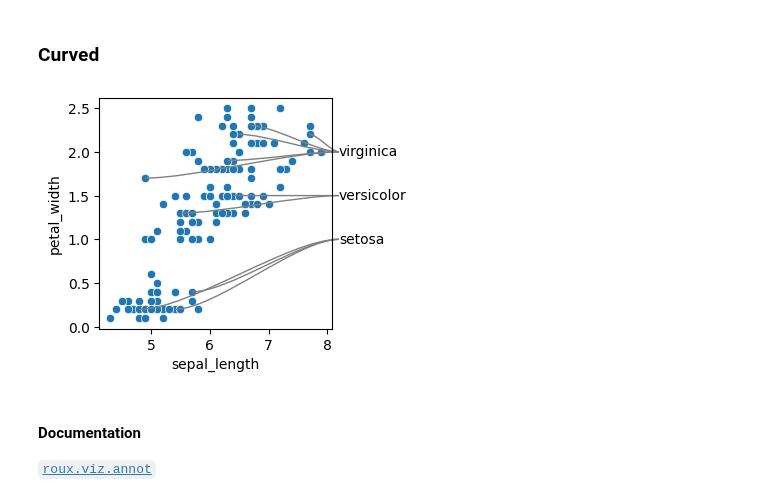
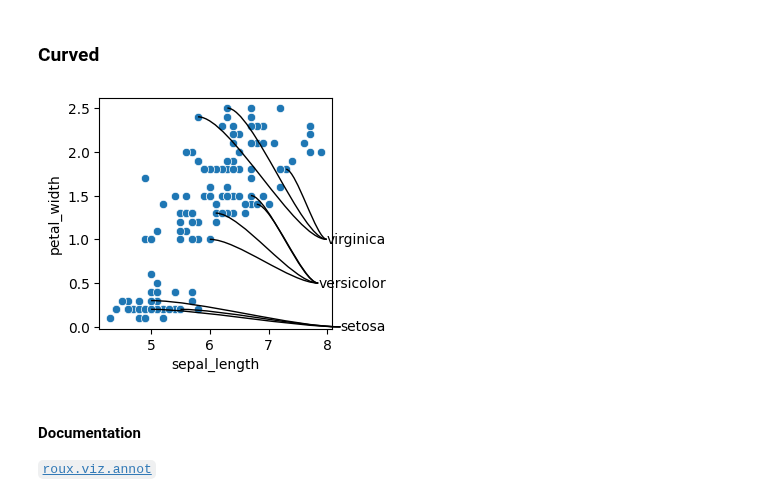
Before and after one commit to rraadd88/roux, a Jupyter notebook: examples/roux_viz_annot.ipynb, the cells around one changed output. Saved outputs shown, nothing was run; the diff lists cells and outputs as text; code cells hidden in the pictures.

```diff
--- a/examples/roux_viz_annot.ipynb
+++ b/examples/roux_viz_annot.ipynb
@@ -47,20 +47,22 @@ WARNING:root:overwritting: outputs/roux_viz_annot/annot_side.png
 # %%
 # base plot
 _,ax=plt.subplots(figsize=[3,3])
 ax=sns.scatterplot(data=df1,x='sepal_length',y='petal_width',ax=ax)
 # annotations
+# %run ../roux/viz/annot.py
 from roux.viz.annot import annot_side_curved
 _=annot_side_curved(
-    data=df1.sample(10),
+    data=df1.sample(10,random_state=0),
     colx='sepal_length',
     coly='petal_width',
     col_label='species',
-    x=8.2,
-    ylim=[1,2],
+    x=9,
+    ylim=[0,1],
     test=False,
+    ha='right',
 )
 # %% [output]
-[figure, old version]
+[figure, new version]
 # %% [markdown]
 #### Documentation
 [`roux.viz.annot`](https://github.com/rraadd88/roux#module-rouxvizannot)
```
Also changed, not shown: 3 other files.
